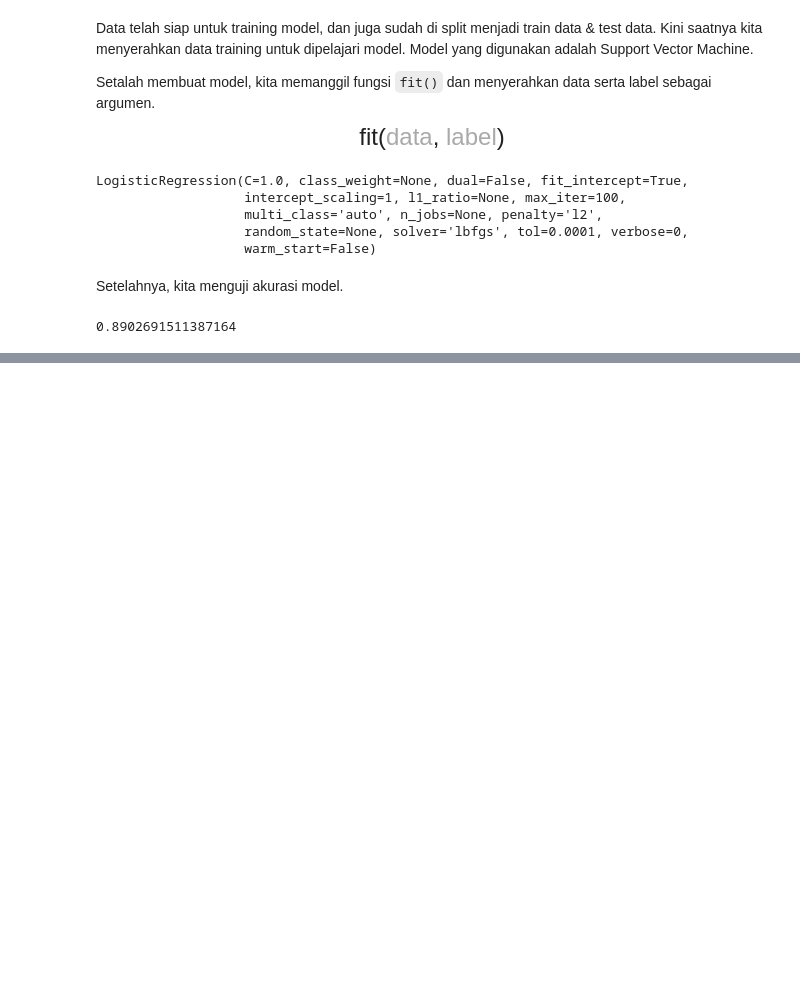
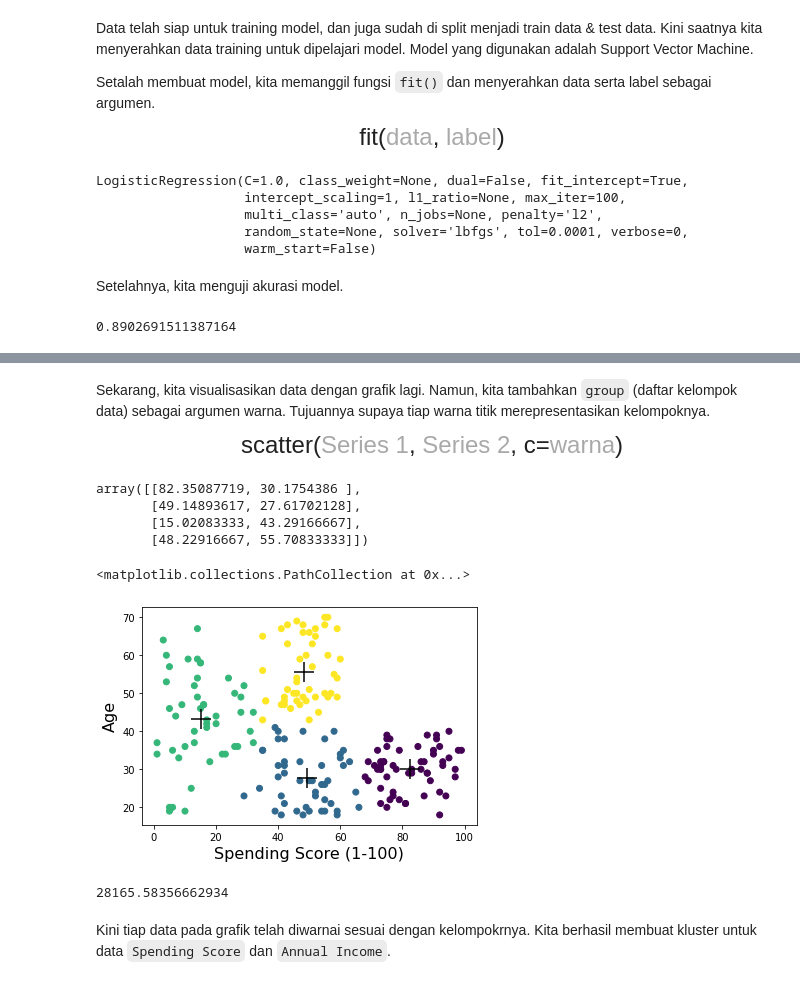
Before and after one commit to manfredmichael/Learning-Notebooks, a Jupyter notebook: Random /KodeKamp x DSC UG - March.ipynb, the cells around one changed output, grey strips where cells are left out. Saved outputs shown, nothing was run; the diff lists cells and outputs as text; code cells hidden in the pictures; blank space fills up the shorter version.

```diff
--- a/Random /KodeKamp x DSC UG - March.ipynb
+++ b/Random /KodeKamp x DSC UG - March.ipynb
@@ -335,0 +418,4 @@ model.score(x_train_prepared, y_train)
+# %%
+from sklearn.cluster import KMeans
+
+kmeans = KMeans(n_clusters=4)     # untuk membagi data menjadi 5 cluster/kelompok
@@ -335,0 +436,2 @@ model.score(x_train_prepared, y_train)
+# %%
+group = kmeans.predict(data)
@@ -335,0 +453,32 @@ model.score(x_train_prepared, y_train)
+# %% [markdown]
+Sekarang, kita visualisasikan data dengan grafik lagi. Namun, kita tambahkan `group` (daftar kelompok data) sebagai argumen warna. Tujuannya supaya tiap warna titik merepresentasikan kelompoknya.
+
+<font size=5><center>scatter(<font color=darkgrey>Series 1</font>, <font color=darkgrey>Series 2</font>, c=<font color=darkgrey>warna</font>)</center></font>
+# %%
+kmeans.cluster_centers_
+# %% [output]
+array([[82.35087719, 30.1754386 ],
+       [49.14893617, 27.61702128],
+       [15.02083333, 43.29166667],
+       [48.22916667, 55.70833333]])
+# %%
+plt.scatter(
+    data.iloc[:, 0],
+    data.iloc[:, 1],
+    c=group
+)
+
+plt.xlabel(col1, fontsize=16)
+plt.ylabel(col2, fontsize=16);
+
+centroid = kmeans.cluster_centers_
+plt.scatter(centroid[:, 0], centroid[:, 1], marker='+', s=400, color='black')
+# %% [output]
+<matplotlib.collections.PathCollection at 0x...>
+[figure, added]
+# %%
+kmeans.inertia_
+# %% [output]
+28165.58356662934
+# %% [markdown]
+Kini tiap data pada grafik telah diwarnai sesuai dengan kelompokrnya. Kita berhasil membuat kluster untuk data `Spending Score` dan `Annual Income`.
```
Also changed, not shown: parts of 21 cells of this notebook.
